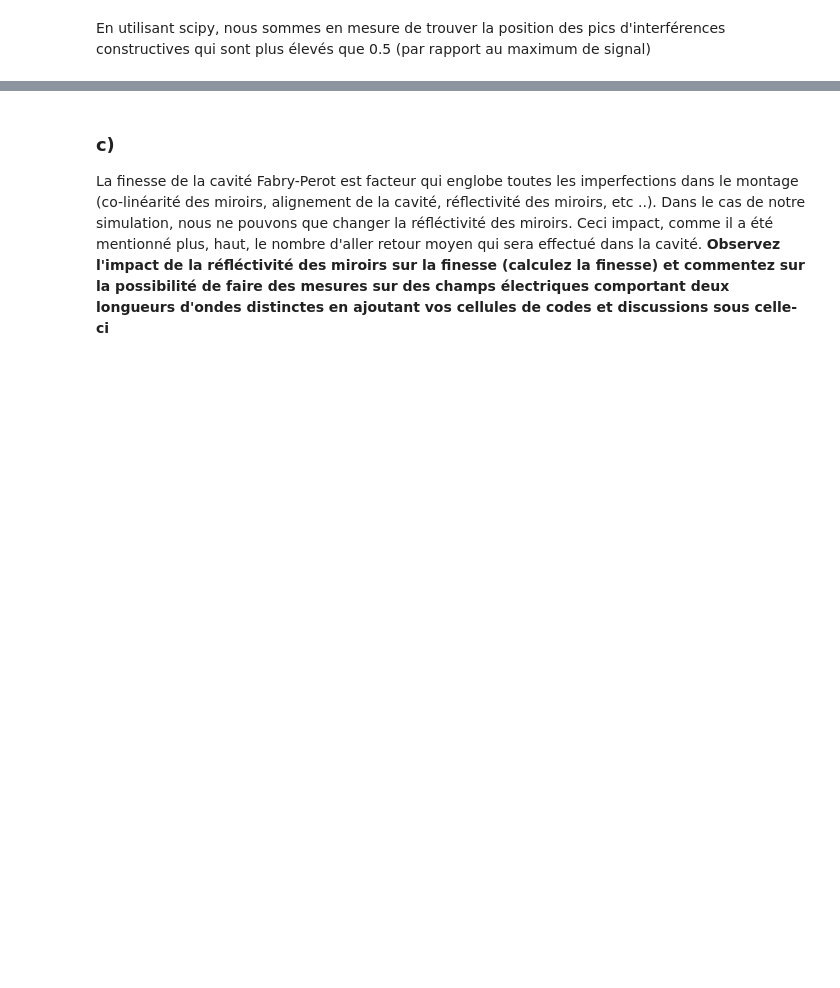
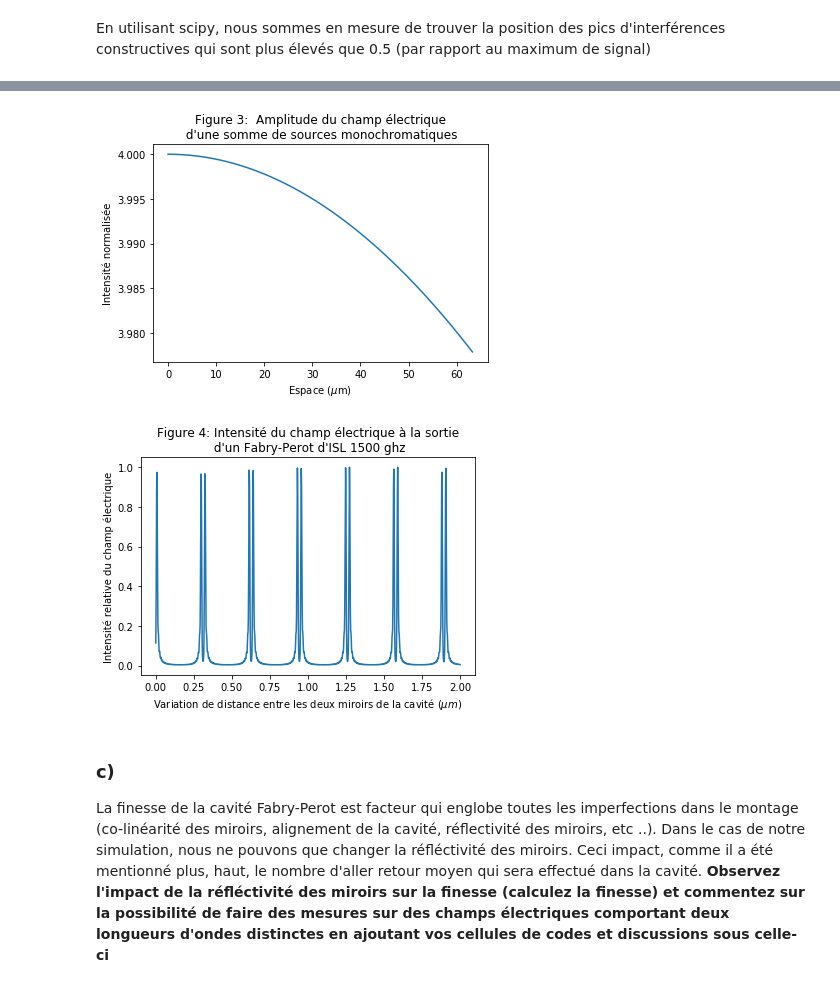
Before and after one commit to GuillaumeAllain/UL_PHY2006-FABRY_PEROT_SIMULATION, a Jupyter notebook: f-p_lab.ipynb, the cells around one changed output, grey strips where cells are left out. Saved outputs shown, nothing was run; the diff lists cells and outputs as text; code cells hidden in the pictures; blank space fills up the shorter version.

```diff
--- a/f-p_lab.ipynb
+++ b/f-p_lab.ipynb
@@ -294,3 +256,62 @@ champ_electrique_1 = champ_electrique_discret_func(longueur_onde_1)
+# %%
+## Longueur d'onde
+
+longueur_onde_1 = 632.8e-9
+longueur_onde_2 = 632.8e-9+0.15e-9
+
+
+## Fonction champ électrique (E(z))
+
+champ_electrique_1 = champ_electrique_discret_func(longueur_onde_1)
+champ_electrique_2 = champ_electrique_discret_func(longueur_onde_2)
+
+## Les deux champs électriques à l'étude
+champ_electrique_somme = champ_electrique_1+champ_electrique_2
+
+
+## Affichons le champ électrique sur une distance de 100 longueurs
+## d'ondes en générant un domaine discret de 1000 valeurs distribuées
+espace_discret = np.linspace(0,100*longueur_onde_1,1000)
+
+
+## Utilisons matplotlib pour générer l'affichage de l'intensité du champ électrique
+plt.plot(espace_discret*10**6, np.abs(champ_electrique_somme(espace_discret))**2)
+plt.title("Figure 3:  Amplitude du champ électrique\n d'une somme de sources monochromatiques")
+plt.ylabel('Intensité normalisée')
+plt.xlabel(r'Espace ($\mu$m)')
+plt.show()
+
+## Cavité F-P
+
+ISL = 1500e9
+R = 0.97
+
+trace_fp_1_duo = lambda amplitude, bias: trace_fp(amplitude, bias, ISL, R, champ_electrique_somme)
+
+## Trace F-P
+distance_miroirs, intensité = trace_fp_1_duo(2e-6,0)
+plt.plot(distance_miroirs*1e6, intensité)
+plt.title("Figure 4: Intensité du champ électrique à la sortie\n d'un Fabry-Perot d'ISL 1500 ghz")
+plt.xlabel(r'Variation de distance entre les deux miroirs de la cavité ($\mu m$)')
+plt.ylabel('Intensité relative du champ électrique')
+plt.show()
+
+## Obtenons les pics plus élevés que 0.5
+
+peaks, _ = signal.find_peaks(intensité, height = 0.5)
+
+
+## Obtenons la distance entre les miroirs associé à ces pics
+
+distance = distance_miroirs[peaks]
+
+
+## Et la distance entre ces pics est la différence
+
+différence_miroirs = np.diff(distance)
+# %% [output]
+[figure, added]
+[figure, added]
 # %% [markdown]
 ### c)
 La finesse de la cavité Fabry-Perot est facteur qui englobe toutes les imperfections dans le montage (co-linéarité des miroirs, alignement de la cavité, réflectivité des miroirs, etc ..). Dans le cas de notre simulation, nous ne pouvons que changer la réfléctivité des miroirs. Ceci impact, comme il a été mentionné plus, haut, le nombre d'aller retour moyen qui sera effectué dans la cavité. **Observez l'impact de la réfléctivité des miroirs sur la finesse (calculez la finesse) et commentez sur la possibilité de faire des mesures sur des champs électriques comportant deux longueurs d'ondes distinctes en ajoutant vos cellules de codes et discussions sous celle-ci**
```
Also changed, not shown: parts of 20 cells of this notebook.
